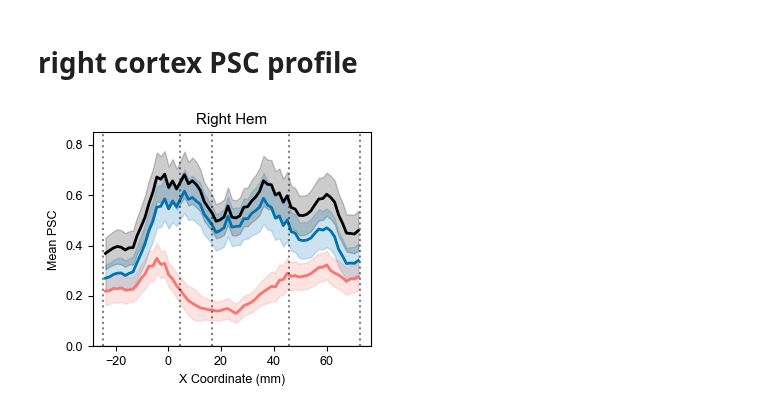
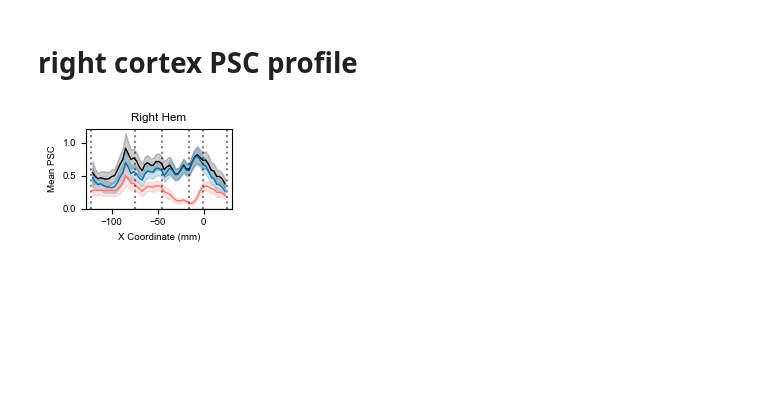
Before and after one commit to alighavam/bimanual_wrist, a Jupyter notebook: notebooks_mri/PSC_profile.ipynb, the cells around one changed output. Saved outputs shown, nothing was run; the diff lists cells and outputs as text; code cells hidden in the pictures; blank space fills up the shorter version.

```diff
--- a/notebooks_mri/PSC_profile.ipynb
+++ b/notebooks_mri/PSC_profile.ipynb
@@ -174,21 +227,31 @@ plt.show()
 # %% [markdown]
 # right cortex PSC profile
 # %%
+import matplotlib.path as mpath
+
 # DEFINE PATCH:
-num_subj = 14
+num_subj = 12
 
-# left hem coords
-x1, x2 =  -25, 72.84
-y1, y2 = 41.03, 92.28
+# left hem polygon coords
+polygon_coords_left = [
+    (-25, 41.4),
+    (33.8, 37.2),
+    (76.9, 64.2),
+    (122.3,73.3),
+    (106,110),
+    (-44.2, 89.2)
+]
 
-# translate left hem coords to right hem:
-rx1, rx2 = -x2, -x1
-x1 = rx1
-x2 = rx2
+# translate left hem coords to right hem by negating x-coordinates:
+polygon_coords_right = [(-x, y) for x, y in polygon_coords_left]
+patch_path = mpath.Path(polygon_coords_right)
 
-dx = 1.5
-ROIs = ['PMd', 'M1', 'S1', 'SPLa']
-ROI_Xcoords = [25, -4.23, -16.53, -45.67, -72.84]
+
+# Define the axis along which you will create bins
+x1, x2 = -122.3, 25
+dx = 3
+ROIs = ['PMd', 'M1', 'S1', 'SPLa', 'SPLp']
+ROI_Xcoords = [25, -0.8, -16, -45.6, -74, -122.3]
 
 surfPy_dir = '/Users/aghavamp/Desktop/Projects/surfAnalysisPy/standard_mesh'
 surf_path = os.path.abspath(os.path.join(surfPy_dir, f'fs_R', f'fs_LR.32k.R.flat.surf.gii'))
@@ -210,13 +273,12 @@ verts = gii.agg_data('pointset')   # shape: (N, 3); for flat, Z should be 0
 x = verts[:, 0]
 y = verts[:, 1]
 
-Xs = x[(x >= x1) & (x <= x2) & (y >= y1) & (y <= y2)]
-Ys = y[(x >= x1) & (x <= x2) & (y >= y1) & (y <= y2)]
+# Check which vertices are inside the polygon
+points_to_check = np.vstack((x, y)).T
+in_strip = patch_path.contains_points(points_to_check)
 
 bins = np.arange(x1, x2, dx)
 centers = 0.5 * (bins[:-1] + bins[1:])
-
-in_strip = (x >= x1) & (x <= x2) & (y >= y1) & (y <= y2)
 
 psc_profiles = {'lhand': np.full((num_subj, len(bins) - 1), np.nan),
                 'rhand': np.full((num_subj, len(bins) - 1), np.nan),
@@ -246,41 +308,41 @@ for sn in range(num_subj):
         b0, b1 = bins[i], bins[i+1]
         mbin = in_strip & (x >= b0) & (x < b1)
         psc_profiles['rhand'][sn, i] = np.nanmean(beta_sn[mbin])
 
 avg_psc_bi = np.nanmean(psc_profiles['bi'], axis=0)
 sem_psc_bi = np.nanstd(psc_profiles['bi'], axis=0) / np.sqrt(num_subj)
 avg_psc_lhand = np.nanmean(psc_profiles['lhand'], axis=0)
 sem_psc_lhand = np.nanstd(psc_profiles['lhand'], axis=0) / np.sqrt(num_subj)
 avg_psc_rhand = np.nanmean(psc_profiles['rhand'], axis=0)
 sem_psc_rhand = np.nanstd(psc_profiles['rhand'], axis=0) / np.sqrt(num_subj)
 
 # Plotting the results (flipped across x-axis)
-fig, ax = plt.subplots(figsize=(3.5, 3))
+fig, ax = plt.subplots(figsize=(2.1, 1.5))
 
 centers_flipped = -centers
-roi_xcoords_flipped = [-x for x in ROI_Xcoords]
+roi_xcoords_flipped = [x for x in ROI_Xcoords]
 
-ax.plot(centers_flipped, avg_psc_bi, label='Bimanual', color='k', linewidth=2)
-ax.plot(centers_flipped, avg_psc_lhand, label='contra', color='#0072B2', linewidth=2)
-ax.plot(centers_flipped, avg_psc_rhand, label='ipsi', color='#F8766D', linewidth=2)
+ax.plot(centers, avg_psc_bi, label='Bimanual', color='k', linewidth=1)
+ax.plot(centers, avg_psc_lhand, label='contra', color='#0072B2', linewidth=1)
+ax.plot(centers, avg_psc_rhand, label='ipsi', color='#F8766D', linewidth=1)
 
-ax.fill_between(centers_flipped, avg_psc_bi - sem_psc_bi, avg_psc_bi + sem_psc_bi, color='k', alpha=0.2)
-ax.fill_between(centers_flipped, avg_psc_lhand - sem_psc_lhand, avg_psc_lhand + sem_psc_lhand, color='#0072B2', alpha=0.2)
-ax.fill_between(centers_flipped, avg_psc_rhand - sem_psc_rhand, avg_psc_rhand + sem_psc_rhand, color='#F8766D', alpha=0.2)
+ax.fill_between(centers, avg_psc_bi - sem_psc_bi, avg_psc_bi + sem_psc_bi, color='k', alpha=0.2)
+ax.fill_between(centers, avg_psc_lhand - sem_psc_lhand, avg_psc_lhand + sem_psc_lhand, color='#0072B2', alpha=0.2)
+ax.fill_between(centers, avg_psc_rhand - sem_psc_rhand, avg_psc_rhand + sem_psc_rhand, color='#F8766D', alpha=0.2)
 
 ax.set_title('Right Hem')
 for roi_x in roi_xcoords_flipped:
     ax.axvline(x=roi_x, color='k', linestyle=':', label='_ignore_', alpha=0.5)
 ax.axhline(y=0, color='k', linestyle='-', linewidth=1, alpha=0.5)
 
 ax.set_xlabel('X Coordinate (mm)')
 ax.set_ylabel('Mean PSC')
 plt.rcParams['font.family'] = 'Arial'
-plt.rcParams['font.size'] = 9
+plt.rcParams['font.size'] = 7
 # ax.legend()
-ax.set_ylim((0, 0.85))
+ax.set_ylim((0, 1.2))
 plt.tight_layout()
 plt.savefig(f'../figures/PSC/PSC_profile_rightHemisphere.pdf', bbox_inches="tight")
 plt.show()
 # %% [output]
-[figure, old version]
+[figure, new version]
```
Also changed, not shown: parts of 2 cells of this notebook, 3 other files.
